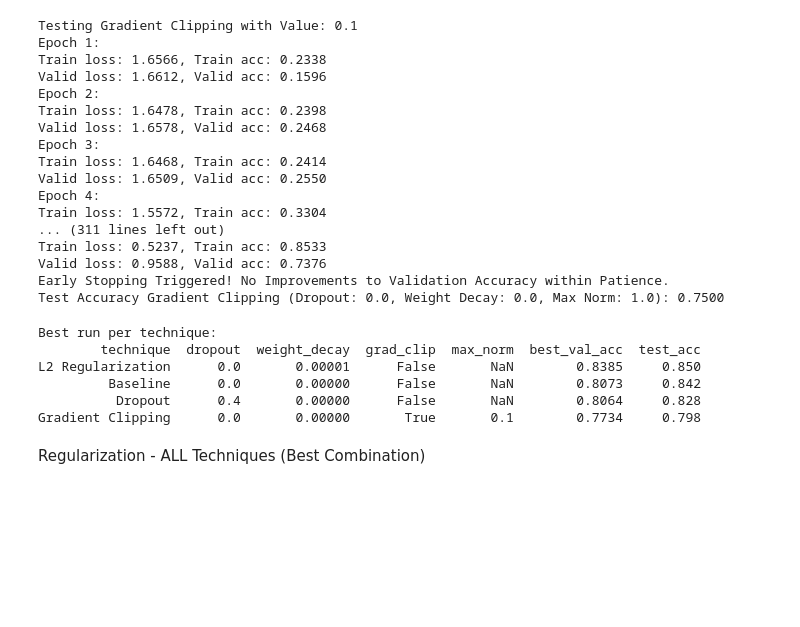
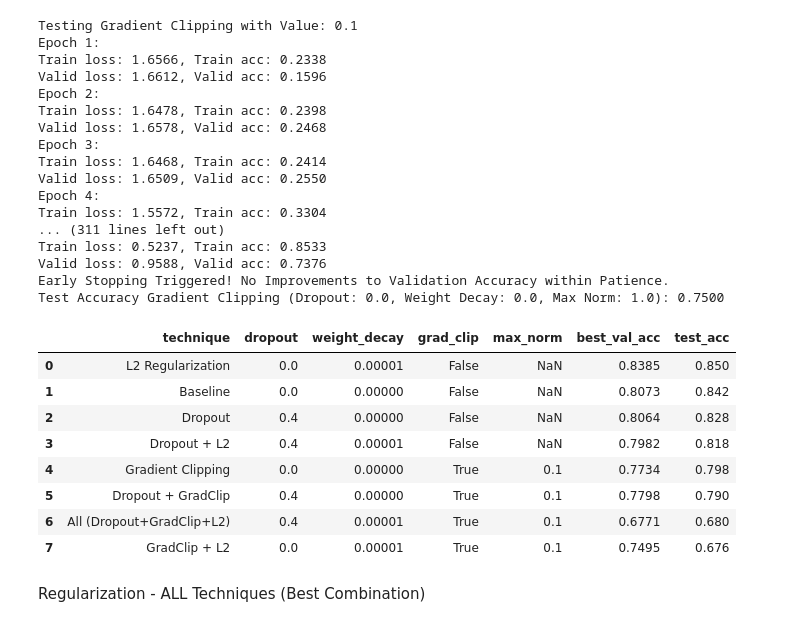
Before and after one commit to rachieeek/SC4002-NLP, a Jupyter notebook: assignment.ipynb, the cells around one changed output. Saved outputs shown, nothing was run; the diff lists cells and outputs as text; code cells hidden in the pictures; blank space fills up the shorter version.

```diff
--- a/assignment.ipynb
+++ b/assignment.ipynb
@@ -638,34 +624,35 @@ Valid loss: 0.9588, Valid acc: 0.7376
 Early Stopping Triggered! No Improvements to Validation Accuracy within Patience.
 Test Accuracy Gradient Clipping (Dropout: 0.0, Weight Decay: 0.0, Max Norm: 1.0): 0.7500
 # %%
-# TO CLEAN
 cols = ['technique', 'dropout', 'weight_decay', 'grad_clip', 'max_norm', 'best_val_acc', 'test_acc']
 
 df_best_reg_technique = pd.DataFrame(best_reg_technique)
 
 df_best_reg_technique.loc[~df_best_reg_technique['grad_clip'], 'max_norm'] = pd.NA # Hde max_norm when grad clipping isn't used
 df_best_reg_technique = df_best_reg_technique[cols]
 
 df_best_reg_technique['best_val_acc'] = df_best_reg_technique['best_val_acc'].round(4)
 df_best_reg_technique['test_acc'] = df_best_reg_technique['test_acc'].round(4)
 
 # Find best parameters per technique
 df_best_reg_technique = (
     df_best_reg_technique.sort_values('test_acc', ascending=False)
       .groupby('technique', as_index=False, sort=False)
       .head(1)
       .reset_index(drop=True)
 )
 
-print("Best run per technique:")
-print(df_best_reg_technique.to_string(index=False))
+df_best_reg_technique
 # %% [output]
-Best run per technique:
-        technique  dropout  weight_decay  grad_clip  max_norm  best_val_acc  test_acc
-L2 Regularization      0.0       0.00001      False       NaN        0.8385     0.850
-         Baseline      0.0       0.00000      False       NaN        0.8073     0.842
-          Dropout      0.4       0.00000      False       NaN        0.8064     0.828
-Gradient Clipping      0.0       0.00000       True       0.1        0.7734     0.798
+|  | technique | dropout | weight_decay | grad_clip | max_norm | best_val_acc | test_acc |
+| 0 | L2 Regularization | 0.0 | 0.00001 | False | NaN | 0.8385 | 0.850 |
+| 1 | Baseline | 0.0 | 0.00000 | False | NaN | 0.8073 | 0.842 |
+| 2 | Dropout | 0.4 | 0.00000 | False | NaN | 0.8064 | 0.828 |
+| 3 | Dropout + L2 | 0.4 | 0.00001 | False | NaN | 0.7982 | 0.818 |
+| 4 | Gradient Clipping | 0.0 | 0.00000 | True | 0.1 | 0.7734 | 0.798 |
+| 5 | Dropout + GradClip | 0.4 | 0.00000 | True | 0.1 | 0.7798 | 0.790 |
+| 6 | All (Dropout+GradClip+L2) | 0.4 | 0.00001 | True | 0.1 | 0.6771 | 0.680 |
+| 7 | GradClip + L2 | 0.0 | 0.00001 | True | 0.1 | 0.7495 | 0.676 |
 # %% [markdown]
 Regularization - ALL Techniques (Best Combination)
 # %%
```
Also changed, not shown: parts of 20 cells of this notebook.
